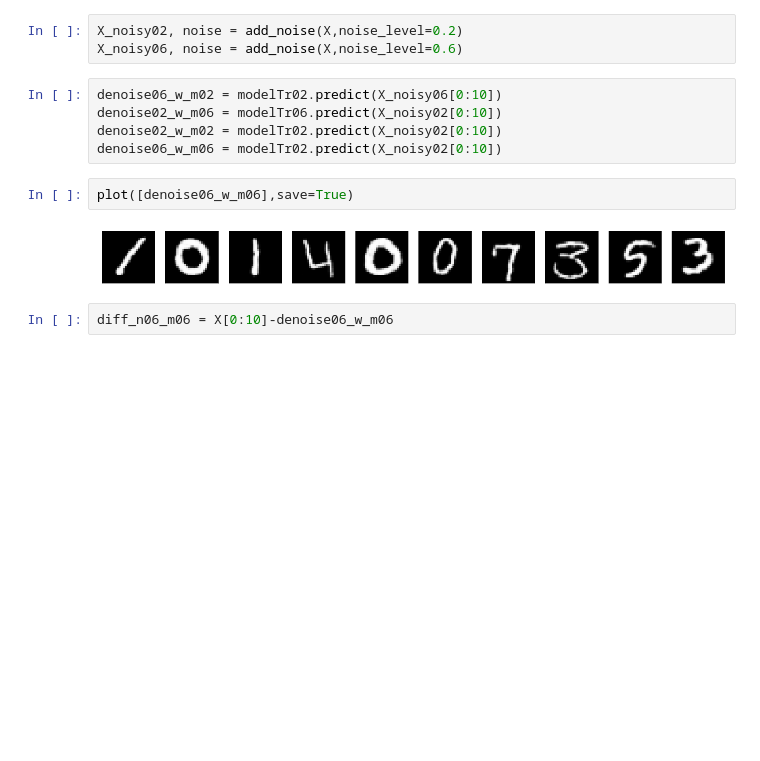
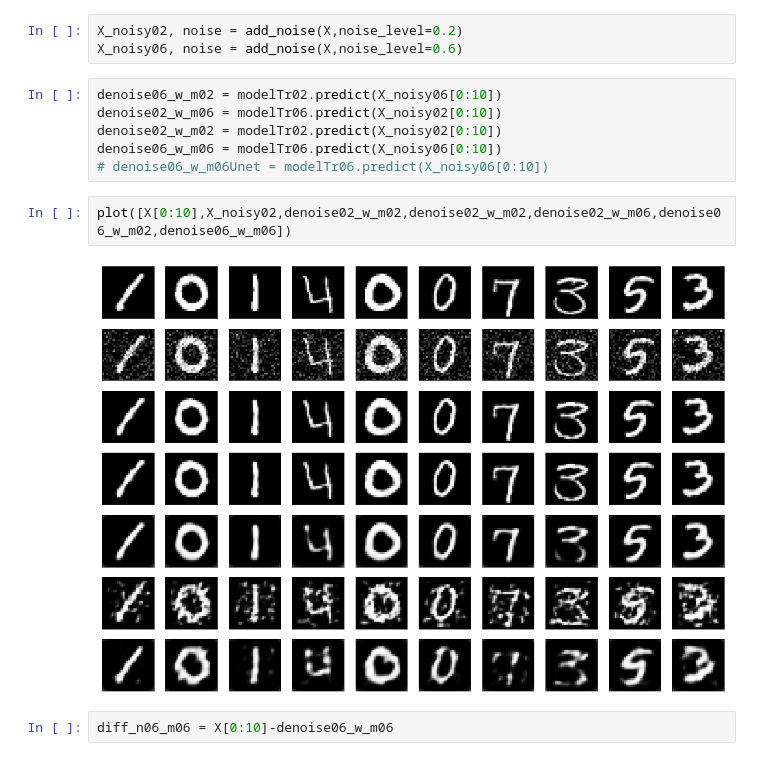
Before and after one commit to Greveley/AutoEncoderImageDenoise, a Jupyter notebook: DataPrep_and_Train.ipynb, the cells around one changed output. Cells and saved outputs as stored; diff of their text form; blank space fills up the shorter version.

```diff
--- a/DataPrep_and_Train.ipynb
+++ b/DataPrep_and_Train.ipynb
@@ -391,11 +266,12 @@ X_noisy06, noise = add_noise(X,noise_level=0.6)
 denoise06_w_m02 = modelTr02.predict(X_noisy06[0:10])
 denoise02_w_m06 = modelTr06.predict(X_noisy02[0:10])
 denoise02_w_m02 = modelTr02.predict(X_noisy02[0:10])
-denoise06_w_m06 = modelTr02.predict(X_noisy02[0:10])
+denoise06_w_m06 = modelTr06.predict(X_noisy06[0:10])
+# denoise06_w_m06Unet = modelTr06.predict(X_noisy06[0:10])
-# %%
-plot([denoise06_w_m06],save=True)
-# %% [output]
-[figure, removed]
+# %%
+plot([X[0:10],X_noisy02,denoise02_w_m02,denoise02_w_m02,denoise02_w_m06,denoise06_w_m02,denoise06_w_m06])
+# %% [output]
+[figure, added]
 # %%
 diff_n06_m06 = X[0:10]-denoise06_w_m06
 # %%
```
Also changed, not shown: parts of 27 cells of this notebook.
